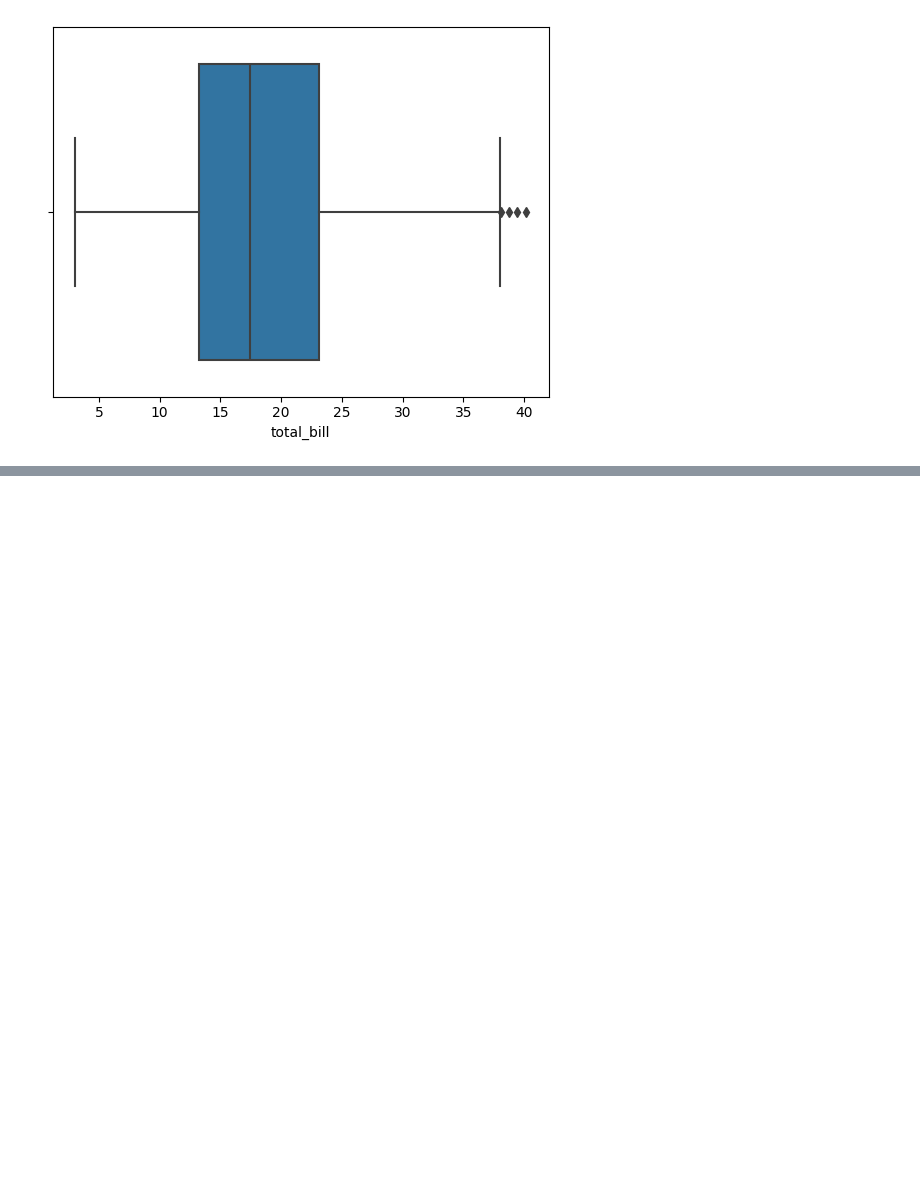
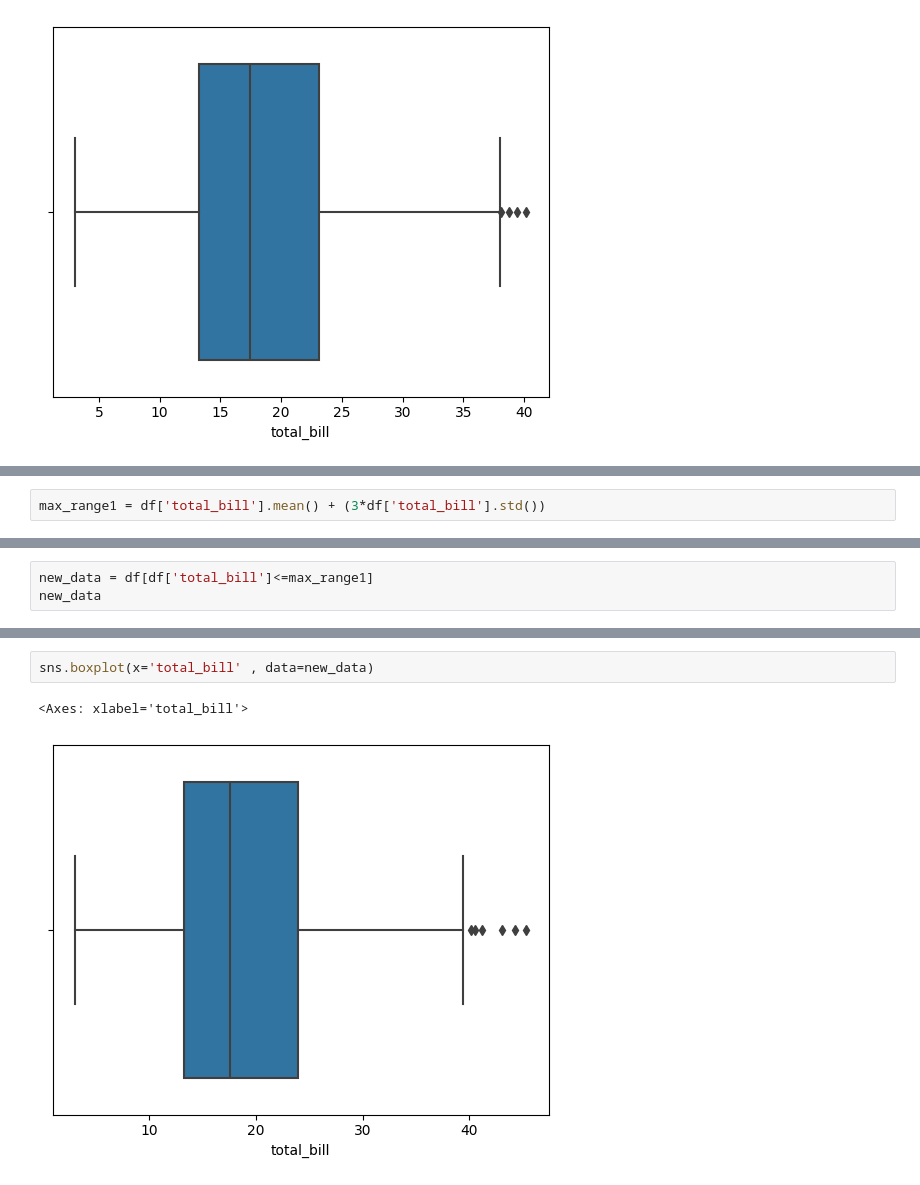
Before and after one commit to azaz9026/Machine_learning, a Jupyter notebook: Handling Outliers/outlier.ipynb, the cells around one changed output, grey strips where cells are left out. Cells and saved outputs as stored; diff of their text form; blank space fills up the shorter version.

```diff
--- a/Handling Outliers/outlier.ipynb
+++ b/Handling Outliers/outlier.ipynb
@@ -198,0 +248,2 @@ sns.boxplot(x='total_bill' , data = s)
+# %%
+max_range1 = df['total_bill'].mean() + (3*df['total_bill'].std())
@@ -198,0 +256,3 @@ sns.boxplot(x='total_bill' , data = s)
+# %%
+new_data = df[df['total_bill']<=max_range1]
+new_data
@@ -198,0 +273,5 @@ sns.boxplot(x='total_bill' , data = s)
+# %%
+sns.boxplot(x='total_bill' , data=new_data)
+# %% [output]
+<Axes: xlabel='total_bill'>
+[figure, added]
```
Also changed, not shown: parts of 20 cells of this notebook.
